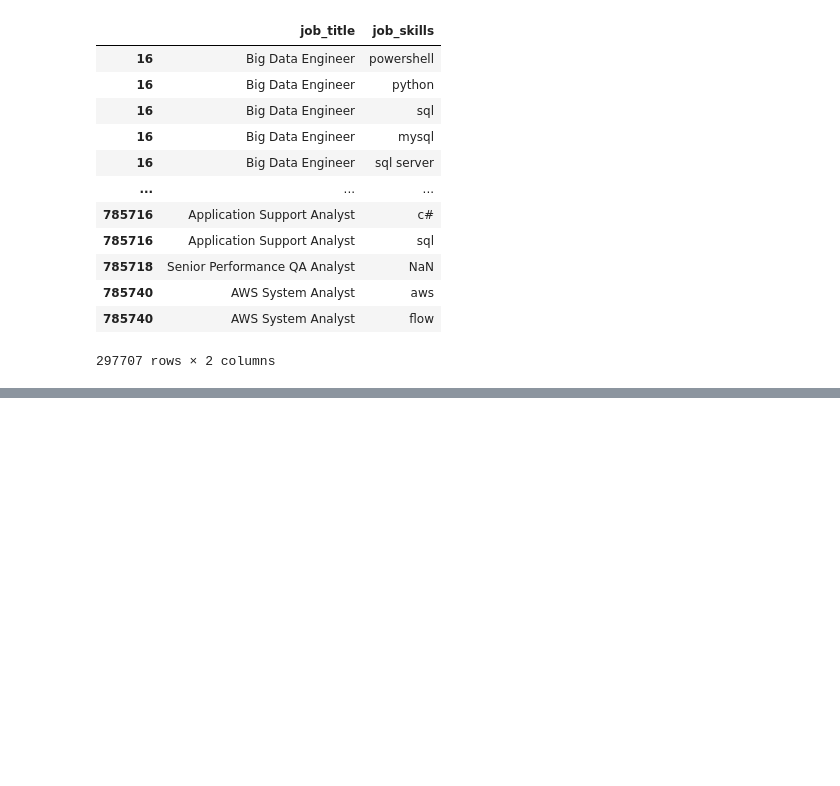
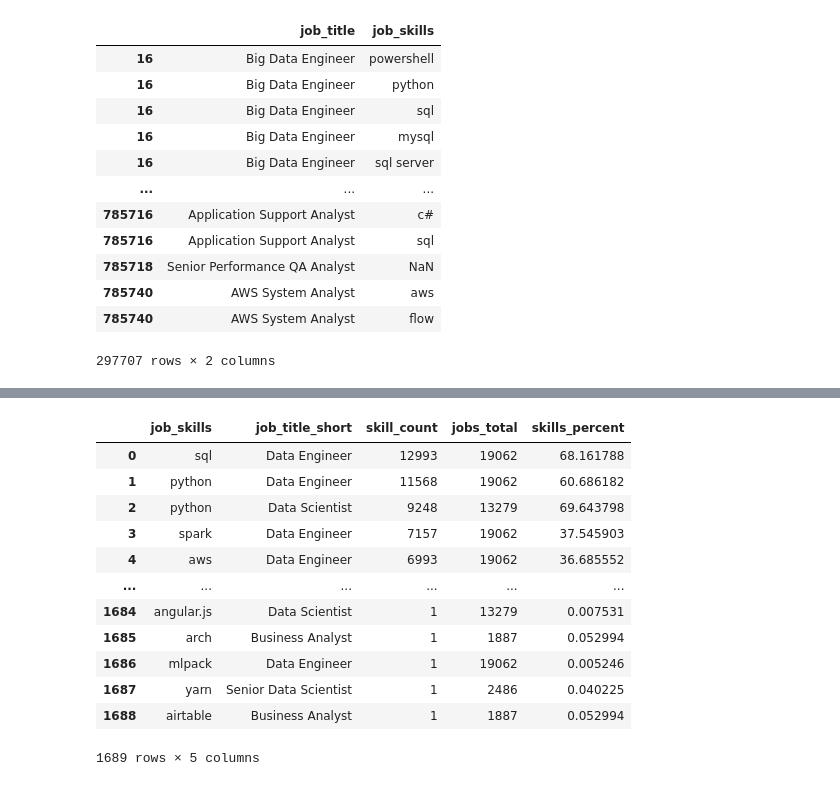
Before and after one commit to akhileshsatyadevan/test, a Jupyter notebook: Project_DA/Skills_count1.ipynb, the cells around one changed output, grey strips where cells are left out. Cells and saved outputs as stored; diff of their text form; code cells hidden in the pictures; blank space fills up the shorter version.

```diff
--- a/Project_DA/Skills_count1.ipynb
+++ b/Project_DA/Skills_count1.ipynb
@@ -53,0 +88,20 @@ df1_skills_count =df1_skills_count.reset_index(name='skills_count')
+# %%
+df1_skills_perc = pd.merge(df1_skills_count, df1_job_title_count, how='left', on='job_title_short')
+
+df1_skills_perc['skills_percent'] =100 * df1_skills_perc['skill_count']/ df1_skills_perc['jobs_total']
+
+df1_skills_perc
+# %% [output]
+|  | job_skills | job_title_short | skill_count | jobs_total | skills_percent |
+| 0 | sql | Data Engineer | 12993 | 19062 | 68.161788 |
+| 1 | python | Data Engineer | 11568 | 19062 | 60.686182 |
+| 2 | python | Data Scientist | 9248 | 13279 | 69.643798 |
+| 3 | spark | Data Engineer | 7157 | 19062 | 37.545903 |
+| 4 | aws | Data Engineer | 6993 | 19062 | 36.685552 |
+| ... | ... | ... | ... | ... | ... |
+| 1684 | angular.js | Data Scientist | 1 | 13279 | 0.007531 |
+| 1685 | arch | Business Analyst | 1 | 1887 | 0.052994 |
+| 1686 | mlpack | Data Engineer | 1 | 19062 | 0.005246 |
+| 1687 | yarn | Senior Data Scientist | 1 | 2486 | 0.040225 |
+| 1688 | airtable | Business Analyst | 1 | 1887 | 0.052994 |
+1689 rows × 5 columns
```
Also changed, not shown: parts of 5 cells of this notebook.
